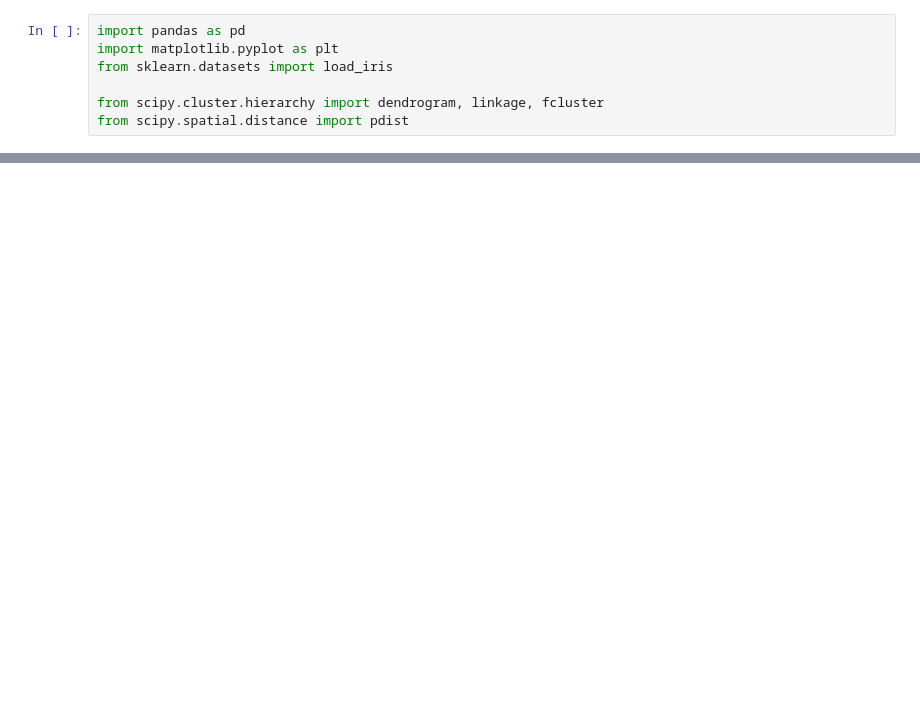
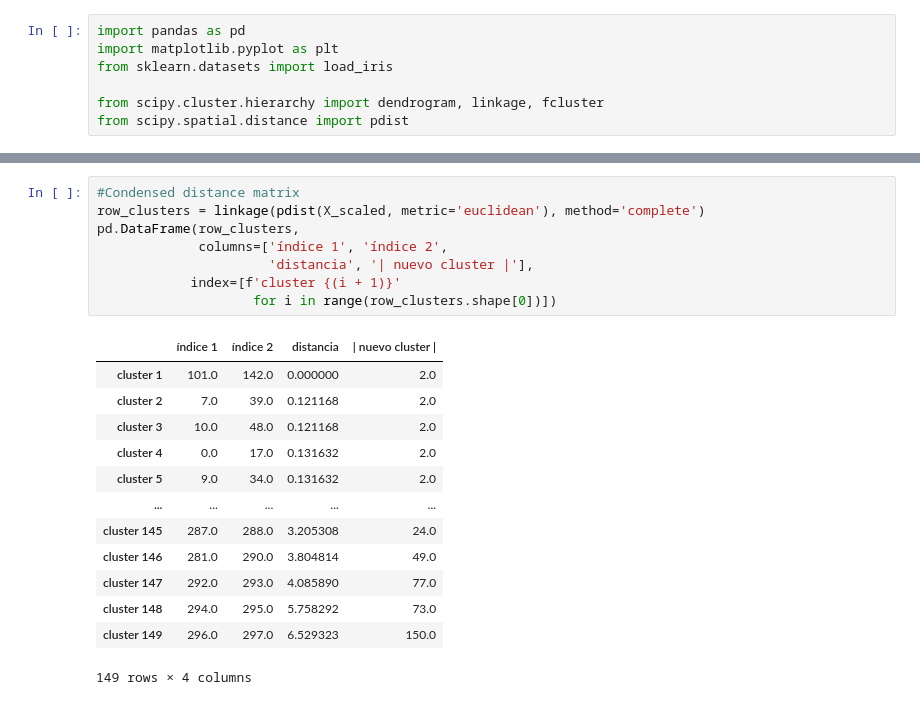
Before and after one commit to JaimeCremades/Practicas_Aprendizaje, a Jupyter notebook: 3_2_Hierarchical_clustering.ipynb, the cells around one changed output, grey strips where cells are left out. Drawn from its saved outputs; the diff is of its cells as text; blank space fills up the shorter version.

```diff
--- a/3_2_Hierarchical_clustering.ipynb
+++ b/3_2_Hierarchical_clustering.ipynb
@@ -24,0 +95,22 @@ from scipy.spatial.distance import pdist
+# %%
+#Condensed distance matrix
+row_clusters = linkage(pdist(X_scaled, metric='euclidean'), method='complete')
+pd.DataFrame(row_clusters,
+             columns=['índice 1', 'índice 2',
+                      'distancia', '| nuevo cluster |'],
+            index=[f'cluster {(i + 1)}'
+                    for i in range(row_clusters.shape[0])])
+# %% [output]
+|  | índice 1 | índice 2 | distancia | | nuevo cluster | |
+| cluster 1 | 101.0 | 142.0 | 0.000000 | 2.0 |
+| cluster 2 | 7.0 | 39.0 | 0.121168 | 2.0 |
+| cluster 3 | 10.0 | 48.0 | 0.121168 | 2.0 |
+| cluster 4 | 0.0 | 17.0 | 0.131632 | 2.0 |
+| cluster 5 | 9.0 | 34.0 | 0.131632 | 2.0 |
+| ... | ... | ... | ... | ... |
+| cluster 145 | 287.0 | 288.0 | 3.205308 | 24.0 |
+| cluster 146 | 281.0 | 290.0 | 3.804814 | 49.0 |
+| cluster 147 | 292.0 | 293.0 | 4.085890 | 77.0 |
+| cluster 148 | 294.0 | 295.0 | 5.758292 | 73.0 |
+| cluster 149 | 296.0 | 297.0 | 6.529323 | 150.0 |
+149 rows × 4 columns
```
Also changed, not shown: parts of 19 cells of this notebook.
